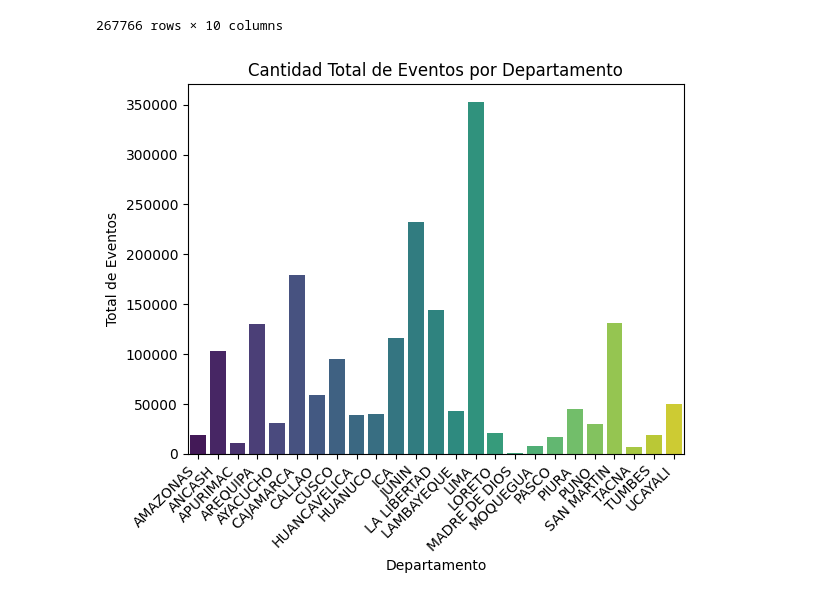
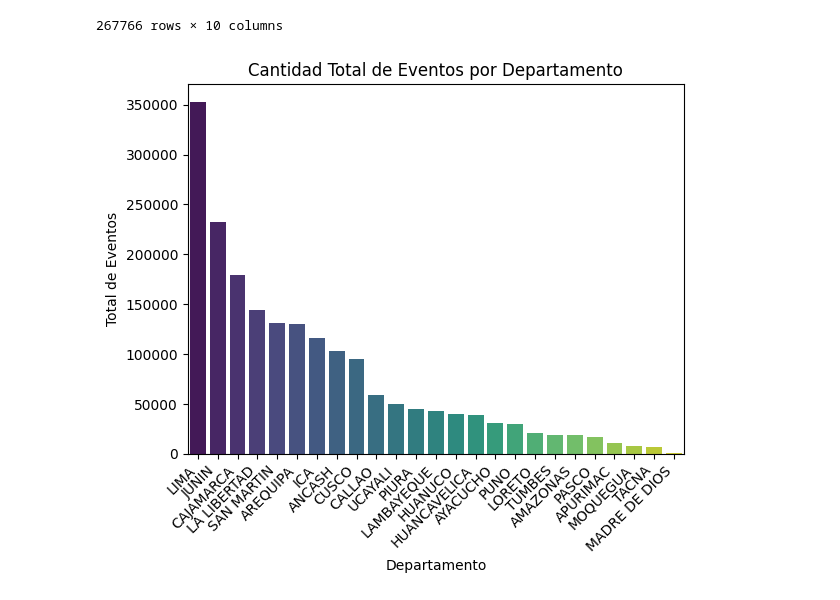
Before and after one commit to camiloalegre/EVENT_SALUD, a Jupyter notebook: Analisis_eventos_salud.ipynb, the cells around one changed output. Saved outputs shown, nothing was run; the diff lists cells and outputs as text; code cells hidden in the pictures.

```diff
--- a/Analisis_eventos_salud.ipynb
+++ b/Analisis_eventos_salud.ipynb
@@ -39,20 +39,24 @@ dtype: int64
 # %%
 # Agrupar por departamento y calcular la suma de eventos
 df_departamentos = data_salud.groupby("DEPARTAMENTO")["CANT_EVENTOS"].sum().reset_index()
-#Grafico
+
+# Ordenar el DataFrame de mayor a menor en base a "CANT_EVENTOS"
+df_departamentos = df_departamentos.sort_values(by="CANT_EVENTOS", ascending=False)
+
+# Gráfico
 sns.barplot(
     x="DEPARTAMENTO",
     y="CANT_EVENTOS",
     data=df_departamentos,
     palette="viridis",
     hue="DEPARTAMENTO",  # Asignamos hue a la misma variable de x
     dodge=False  # Evita separar las barras en grupos
 )
-plt.legend([],[], frameon=False)  # Desactiva la leyenda
+plt.legend([], [], frameon=False)  # Desactiva la leyenda
 plt.xticks(rotation=45, ha='right')
 plt.title("Cantidad Total de Eventos por Departamento")
 plt.ylabel("Total de Eventos")
 plt.xlabel("Departamento")
 plt.show()
 # %% [output]
-[figure, old version]
+[figure, new version]
```
Also changed, not shown: parts of 1 cell of this notebook, 1 other file.
